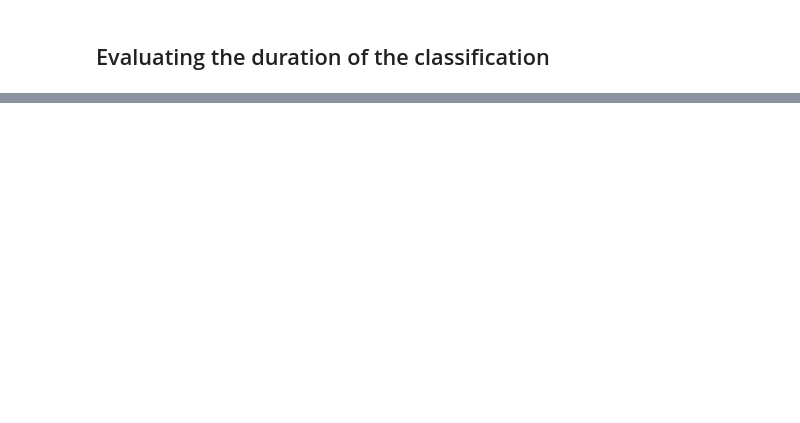
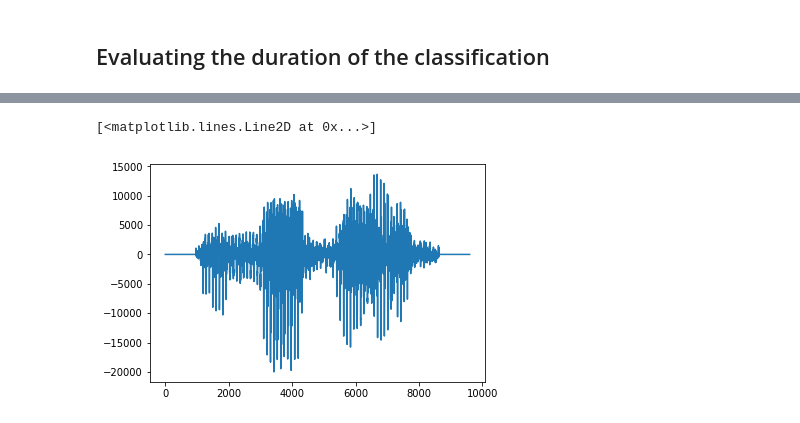
Before and after one commit to simonghrt/sir-speech-robot, a Jupyter notebook: premiere_approche_paul.ipynb, the cells around one changed output, grey strips where cells are left out. Saved outputs shown, nothing was run; the diff lists cells and outputs as text; code cells hidden in the pictures; blank space fills up the shorter version.

```diff
--- a/premiere_approche_paul.ipynb
+++ b/premiere_approche_paul.ipynb
@@ -424,0 +460,30 @@ Processed in 1.0989329814910889 seconds.
+# %%
+signal_clean = []
+first_voiced = -1
+last_voiced = -1
+idx = 0
+length_frames = math.floor(30 * fs/1000)
+for i in range(0,math.floor(len(a)/length_frames)):
+    if (i+1) * length_frames > len(a):
+        max_range = len(a) - 1
+    else:
+        max_range = (i+1) * length_frames
+    frame = a[i*length_frames:max_range]
+    local_mean = sum(frame) / len(frame)
+    local_var = math.sqrt(sum((frame - local_mean)**2) / len(frame))
+    if abs(local_var) > 500:
+        signal_clean.extend(frame)
+        if first_voiced == -1:
+            first_voiced = idx * length_frames
+        if last_voiced != -1:
+            last_voiced = -1
+    else:
+        signal_clean.extend(np.zeros(length_frames))
+        if last_voiced == -1:
+            last_voiced = max_range
+    idx = idx + 1
+# %%
+plt.plot(signal_clean)
+# %% [output]
+[<matplotlib.lines.Line2D at 0x...>]
+[figure, added]
```
Also changed, not shown: parts of 16 cells of this notebook, 1 other file.
